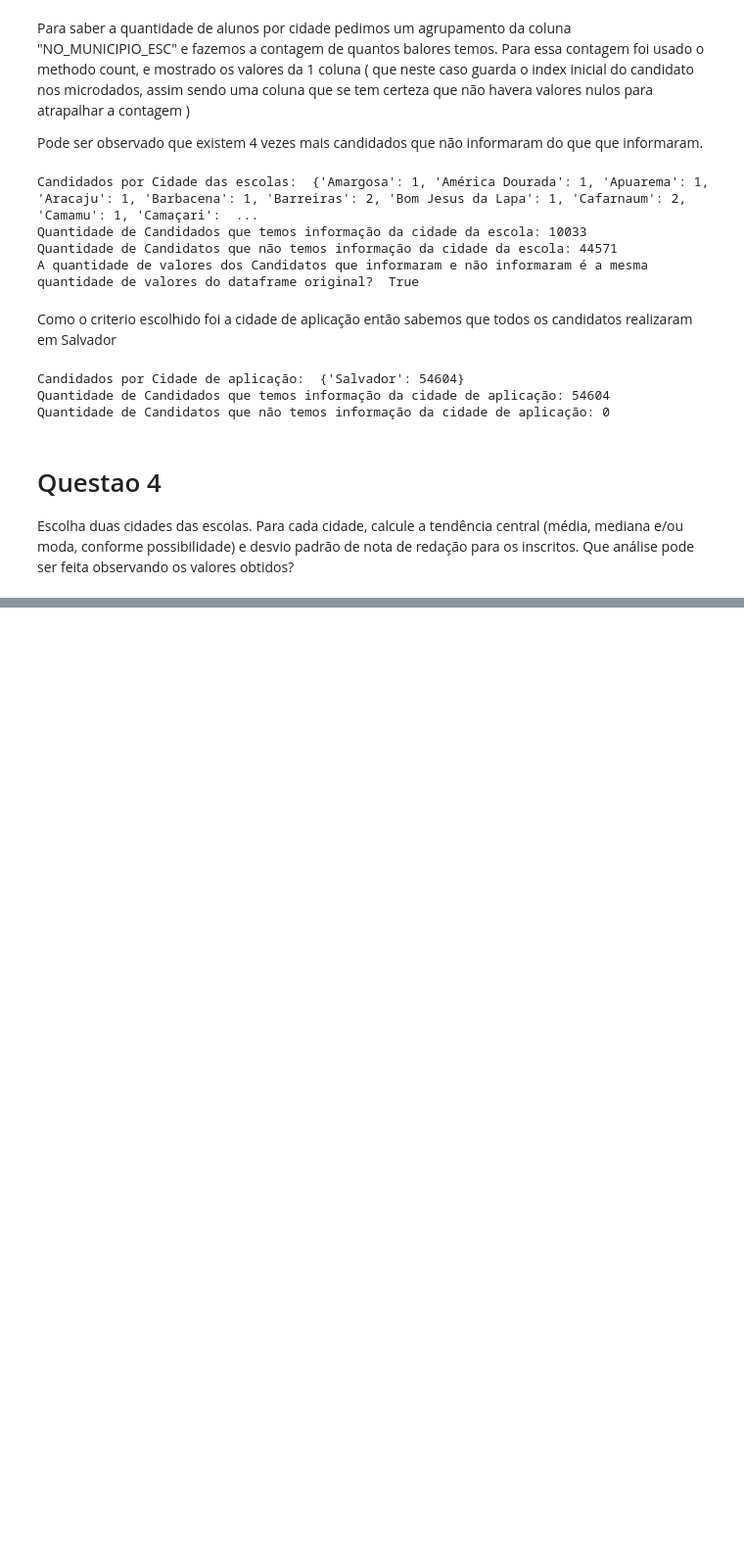
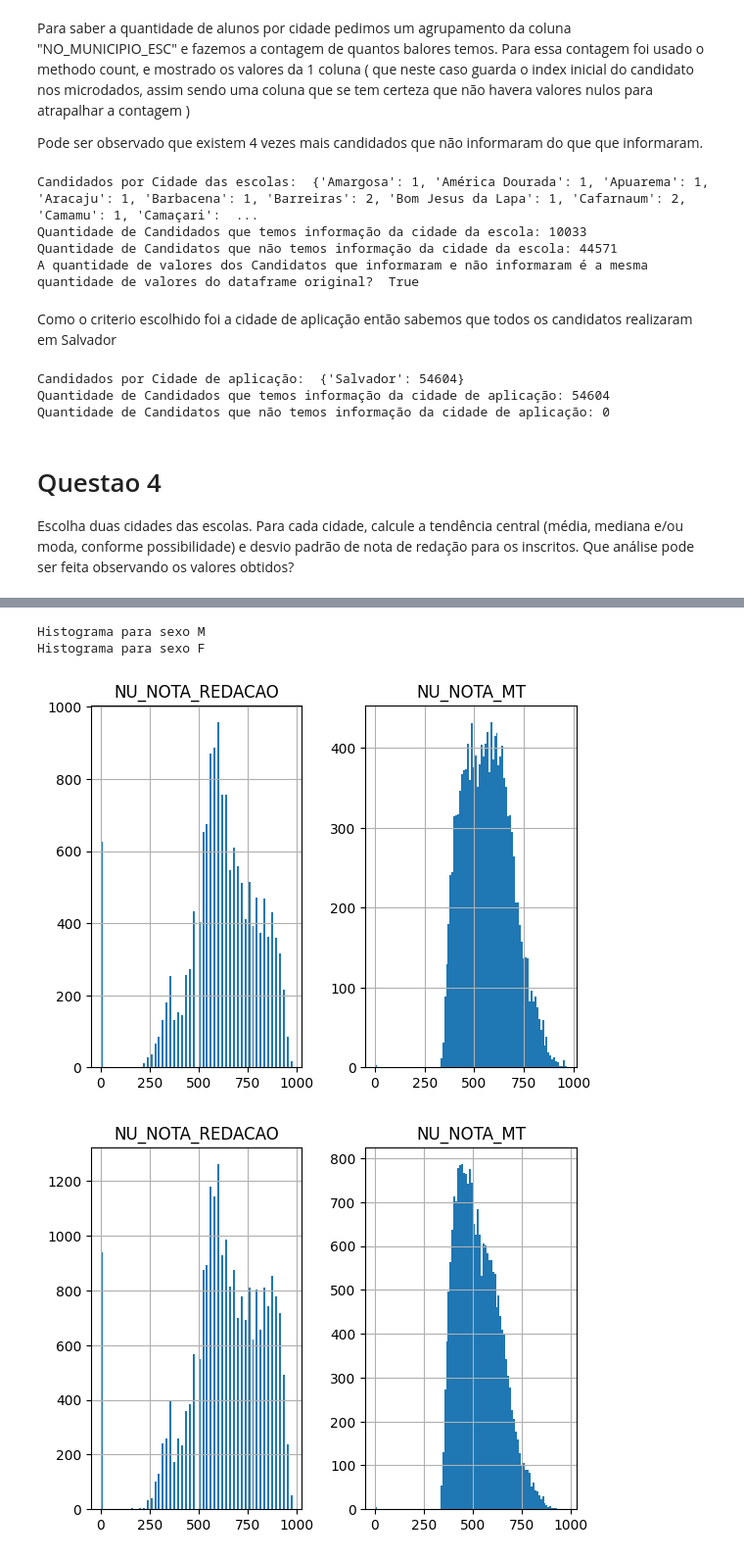
Before and after one commit to denielfer/Micro_dados_enem-2022, a Jupyter notebook: analize.ipynb, the cells around one changed output, grey strips where cells are left out. Shown at 98% size. Drawn from its saved outputs; the diff is of its cells as text; code cells hidden in the pictures; blank space fills up the shorter version.

```diff
--- a/analize.ipynb
+++ b/analize.ipynb
@@ -74,0 +142,10 @@ Escolha duas cidades das escolas. Para cada cidade, calcule a tendência central
+# %%
+db.columns
+for a in db.TP_SEXO.unique():
+    print(f'Histograma para sexo {a}') # nao conseguir setar o titulo
+    db[db['TP_SEXO'] == a].get(['NU_NOTA_REDACAO','NU_NOTA_MT']).hist(bins=100)
+# %% [output]
+Histograma para sexo M
+Histograma para sexo F
+[figure, added]
+[figure, added]
```
Also changed, not shown: parts of 8 cells of this notebook, 1 other file.
